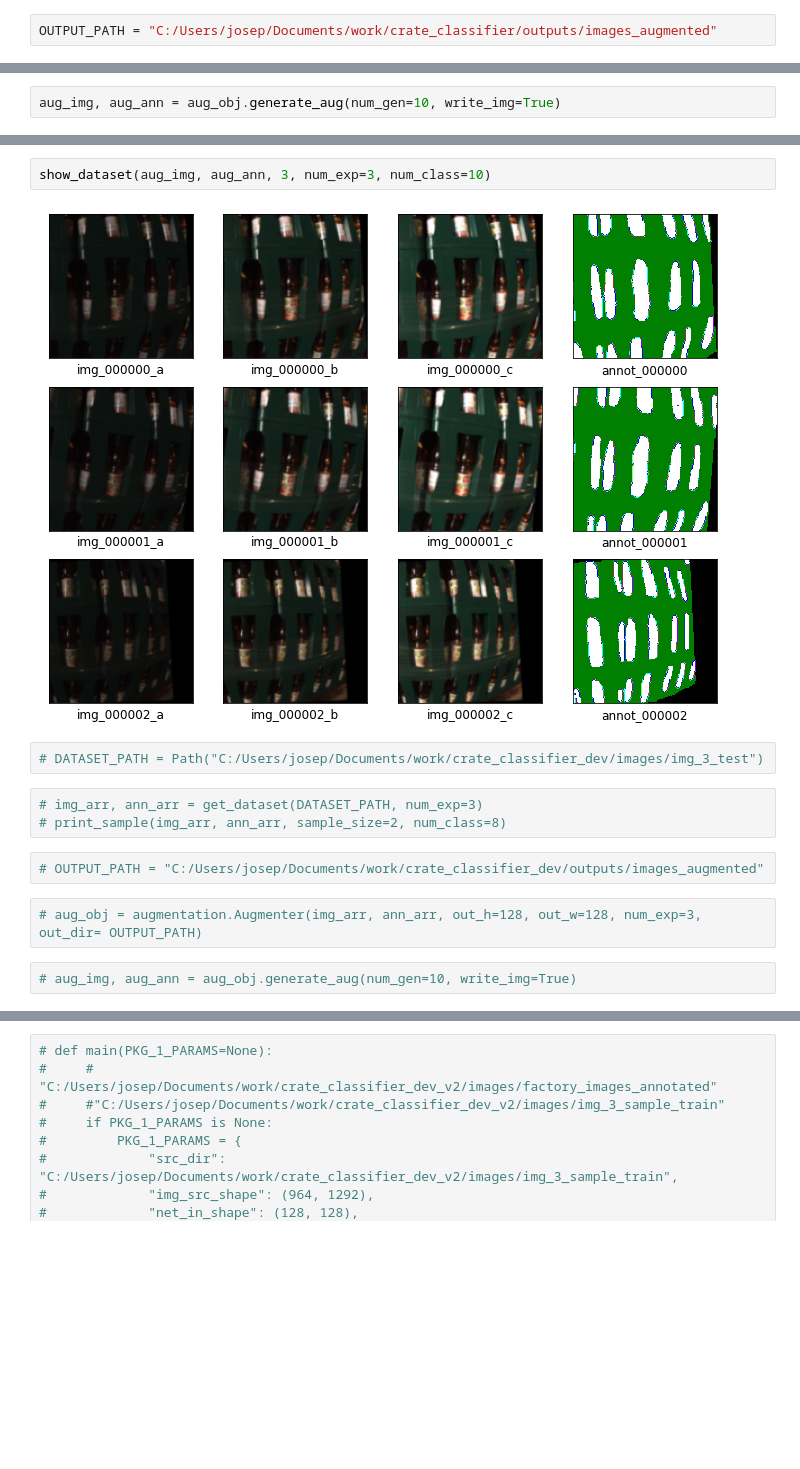
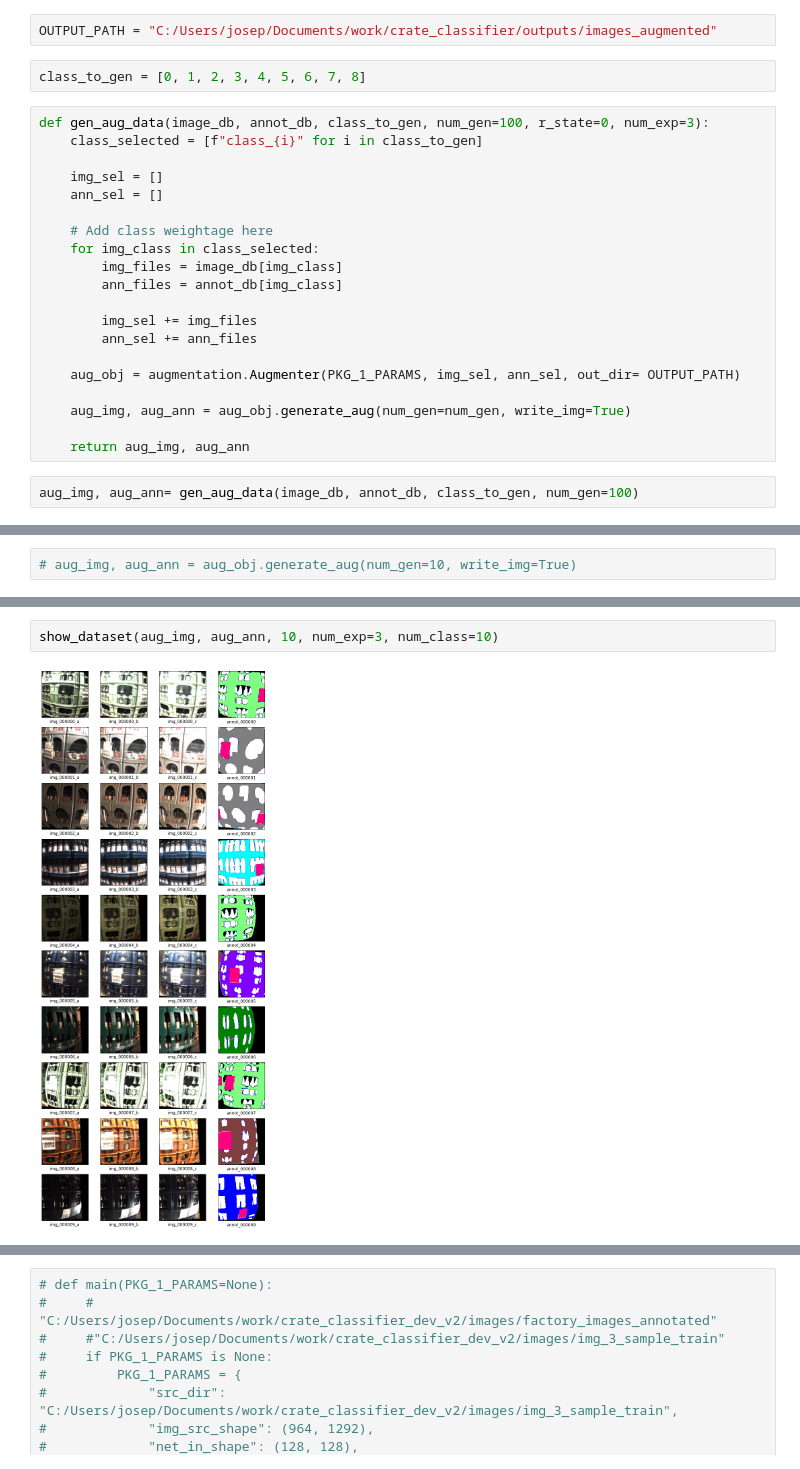
Before and after one commit to josephsv96/crate_classifier, a Jupyter notebook: pkg_1c.ipynb, the cells around one changed output, grey strips where cells are left out. Saved outputs shown, nothing was run; the diff lists cells and outputs as text; blank space fills up the shorter version.

```diff
--- a/pkg_1c.ipynb
+++ b/pkg_1c.ipynb
@@ -21,4 +22,28 @@ img_paths, ann_paths = pkg_1a.main(PKG_1_PARAMS)
 image_db, annot_db = pkg_1b.main(PKG_1_PARAMS)
 # %%
 OUTPUT_PATH = "C:/Users/josep/Documents/work/crate_classifier/outputs/images_augmented"
+# %%
+class_to_gen = [0, 1, 2, 3, 4, 5, 6, 7, 8]
+# %%
+def gen_aug_data(image_db, annot_db, class_to_gen, num_gen=100, r_state=0, num_exp=3):
+    class_selected = [f"class_{i}" for i in class_to_gen]
+
+    img_sel = []
+    ann_sel = []
+
+    # Add class weightage here
+    for img_class in class_selected:
+        img_files = image_db[img_class]
+        ann_files = annot_db[img_class]
+
+        img_sel += img_files
+        ann_sel += ann_files
+
+    aug_obj = augmentation.Augmenter(PKG_1_PARAMS, img_sel, ann_sel, out_dir= OUTPUT_PATH)
+
+    aug_img, aug_ann = aug_obj.generate_aug(num_gen=num_gen, write_img=True)
+
+    return aug_img, aug_ann
+# %%
+aug_img, aug_ann= gen_aug_data(image_db, annot_db, class_to_gen, num_gen=100)
 # %%
@@ -31,5 +54,5 @@ output folder created
 # %%
-aug_img, aug_ann = aug_obj.generate_aug(num_gen=10, write_img=True)
+# aug_img, aug_ann = aug_obj.generate_aug(num_gen=10, write_img=True)
 # %%
 print(f"Img array shape: {aug_img.shape}")
 print(f"Ann array shape: {aug_ann.shape}")
@@ -39,16 +62,5 @@ Ann array shape: (10, 128, 128, 1)
 # %%
-show_dataset(aug_img, aug_ann, 3, num_exp=3, num_class=10)
+show_dataset(aug_img, aug_ann, 10, num_exp=3, num_class=10)
 # %% [output]
-[figure, old version]
+[figure, new version]
-# %%
-# DATASET_PATH = Path("C:/Users/josep/Documents/work/crate_classifier_dev/images/img_3_test")
-# %%
-# img_arr, ann_arr = get_dataset(DATASET_PATH, num_exp=3)
-# print_sample(img_arr, ann_arr, sample_size=2, num_class=8)
-# %%
-# OUTPUT_PATH = "C:/Users/josep/Documents/work/crate_classifier_dev/outputs/images_augmented"
-# %%
-# aug_obj = augmentation.Augmenter(img_arr, ann_arr, out_h=128, out_w=128, num_exp=3, out_dir= OUTPUT_PATH)
-# %%
-# aug_img, aug_ann = aug_obj.generate_aug(num_gen=10, write_img=True)
 # %%
```
Also changed, not shown: parts of 6 cells of this notebook, 6 other files.
